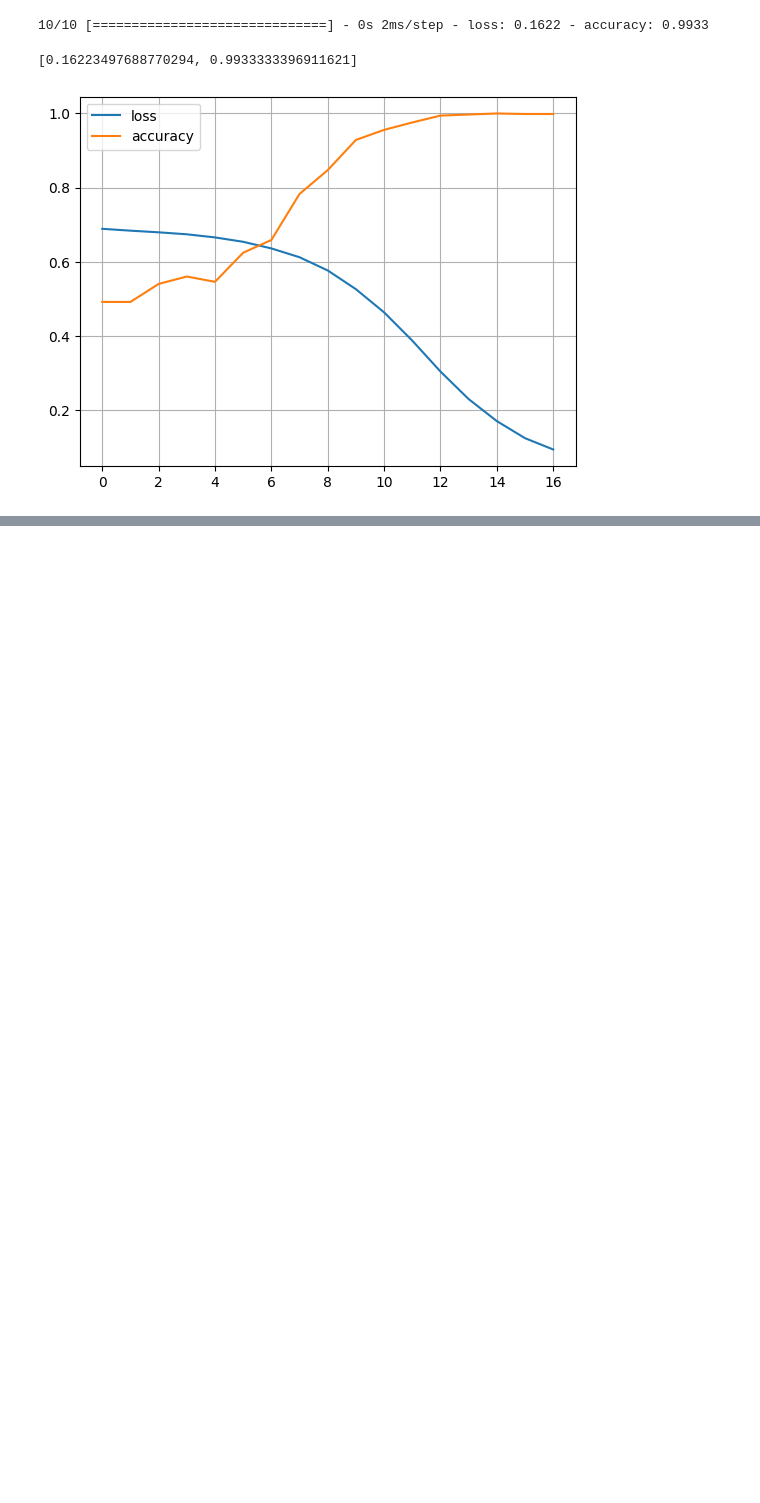
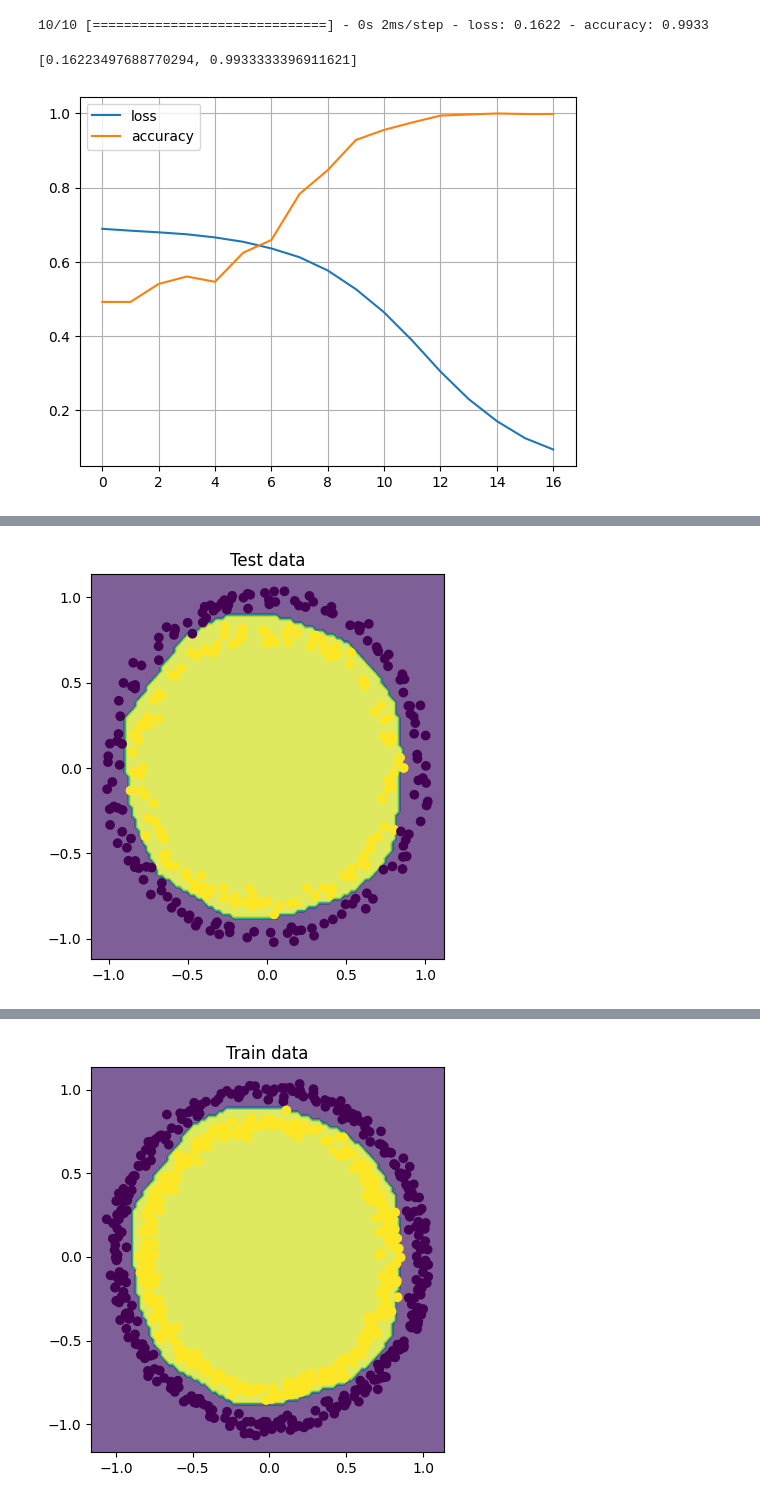
Before and after one commit to ryzhokhina/Tensorflow-Dev-Exam-Preparation, a Jupyter notebook: 02_tensorflow_NN_clasiffication.ipynb, the cells around one changed output, grey strips where cells are left out. Saved outputs shown, nothing was run; the diff lists cells and outputs as text; code cells hidden in the pictures; blank space fills up the shorter version.

```diff
--- a/02_tensorflow_NN_clasiffication.ipynb
+++ b/02_tensorflow_NN_clasiffication.ipynb
@@ -181,0 +140,13 @@ plt.show()
+# %%
+%matplotlib inline
+plt.figure(figsize=(10, 5))
+plt.subplot(1,2,1)
+plt.title('Test data')
+plot_boundaries(x_test, y_test, model)
+
+plt.figure(figsize=(10, 5))
+plt.subplot(1,2,2)
+plt.title('Train data')
+plot_boundaries(x_train, y_train, model)
+plt.show()
+# %% [output]
@@ -181,0 +154 @@ plt.show()
+[figure, added]
@@ -181,0 +156 @@ plt.show()
+[figure, added]
```
Also changed, not shown: parts of 8 cells of this notebook.
